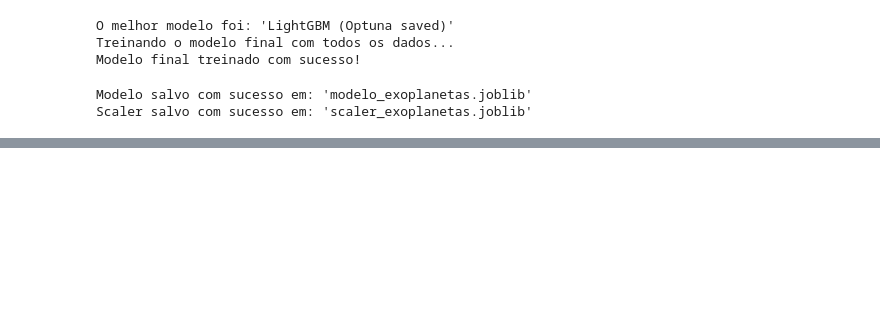
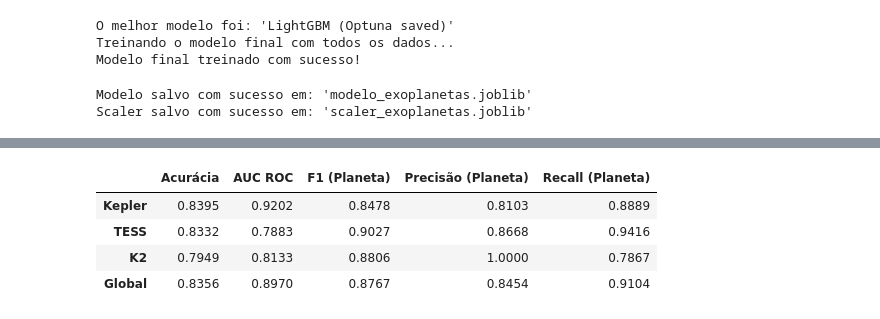
Before and after one commit to GuilhermeFracalossi/exoplanet-detection, a Jupyter notebook: training_notebooks/generic.ipynb, the cells around one changed output, grey strips where cells are left out. Drawn from its saved outputs; the diff is of its cells as text; code cells hidden in the pictures; blank space fills up the shorter version.

```diff
--- a/training_notebooks/generic.ipynb
+++ b/training_notebooks/generic.ipynb
@@ -710,66 +697,90 @@ import json
 import pandas as pd
 pd.options.mode.chained_assignment = None
 
-print("\n--- Iniciando avaliação no conjunto de teste (hold-out) ---")
 
-# 1. Recuperar o threshold ótimo para o melhor modelo
-#    Filtra o DataFrame de resultados para a linha do melhor modelo e pega o valor da coluna 'Threshold Ótimo'
 best_model_threshold = results_df[results_df['Modelo'] == best_model_name]['Threshold Ótimo'].values[0]
 print(f"Usando o Threshold Ótimo de {best_model_threshold:.4f} para o modelo '{best_model_name}'")
 
-
-# 2. Preparar os dados de teste e aplicar o scaler
 X_test_holdout = test_df[feature_cols]
 y_test_holdout = test_df[target_col]
 X_test_holdout_scaled = final_scaler.transform(X_test_holdout)
 
-# 3. Fazer predições com o melhor modelo E APLICAR O THRESHOLD CORRETO
+
 y_pred_proba_holdout = best_model.predict_proba(X_test_holdout_scaled)[:, 1]
 
 # <-- MUDANÇA PRINCIPAL: Aplicando o threshold otimizado -->
 y_pred_holdout = (y_pred_proba_holdout >= best_model_threshold).astype(int)
 
 
-# 4. ADICIONAR PREDIÇÕES AO DATAFRAME DE TESTE
 test_df['prediction'] = y_pred_holdout
 test_df['prediction_proba'] = y_pred_proba_holdout
 
-# 5. Calcular as métricas por satélite de forma segura
+
 per_satellite_metrics = {}
-print("Calculando métricas por satélite...")
+for satellite_source in test_df['source'].unique():
+	subset_df = test_df[test_df['source'] == satellite_source]
 
-for satellite_source in test_df['source'].unique():
-    print(f"   - Processando fonte: {satellite_source}")
+	if subset_df.empty:
+		continue
 
-    subset_df = test_df[test_df['source'] == satellite_source]
+	y_true_sat = subset_df['isPlanet']
+	y_pred_sat = subset_df['prediction']
+	y_proba_sat = subset_df['prediction_proba']
 
-    if subset_df.empty:
-        continue
+	report = classification_report(y_true_sat, y_pred_sat, output_dict=True, zero_division=0)
 
-    y_true_sat = subset_df['isPlanet']
-    y_pred_sat = subset_df['prediction']
-    y_proba_sat = subset_df['prediction_proba']
+	roc_auc = np.nan
+	if len(y_true_sat.unique()) > 1:
+		roc_auc = roc_auc_score(y_true_sat, y_proba_sat)
 
-    report = classification_report(y_true_sat, y_pred_sat, output_dict=True, zero_division=0)
+	per_satellite_metrics[satellite_source] = {
+		'acuracia': accuracy_score(y_true_sat, y_pred_sat),
+		'recall_planeta': report.get('1', {}).get('recall', 0),
+		'precisao_planeta': report.get('1', {}).get('precision', 0),
+		'f1_score_planeta': report.get('1', {}).get('f1-score', 0),
+		'auc_roc': roc_auc
+	}
 
-    roc_auc = np.nan
-    if len(y_true_sat.unique()) > 1:
-        roc_auc = roc_auc_score(y_true_sat, y_proba_sat)
 
-    per_satellite_metrics[satellite_source] = {
-        'acuracia': accuracy_score(y_true_sat, y_pred_sat),
-        'recall_planeta': report.get('1', {}).get('recall', 0),
-        'precisao_planeta': report.get('1', {}).get('precision', 0),
-        'f1_score_planeta': report.get('1', {}).get('f1-score', 0),
-        'auc_roc': roc_auc
-    }
+print("\n--- Métricas GLOBAIS no conjunto de teste (hold-out) ---")
 
-print("\nMétricas por satélite calculadas (usando threshold otimizado):")
-print(json.dumps(per_satellite_metrics, indent=4))
+# 1. CALCULAR MÉTRICAS GLOBAIS
+global_report = classification_report(y_test_holdout, y_pred_holdout, output_dict=True, zero_division=0)
+global_roc_auc = roc_auc_score(y_test_holdout, y_pred_proba_holdout)
+global_prc_auc = average_precision_score(y_test_holdout, y_pred_proba_holdout)
 
-# 6. Combinar todos os resultados e exportar para JSON
+global_test_metrics = {
+    'acuracia': global_report.get('accuracy', 0),
+    'auc_roc': global_roc_auc,
+    'auc_prc': global_prc_auc,
+    'recall_planeta': global_report.get('1', {}).get('recall', 0),
+    'precisao_planeta': global_report.get('1', {}).get('precision', 0),
+    'f1_score_planeta': global_report.get('1', {}).get('f1-score', 0)
+}
+
+# 2. COMBINAR TODAS AS MÉTRICAS (GLOBAIS E POR SATÉLITE) EM UM ÚNICO DATAFRAME
+# Adiciona as métricas globais ao dicionário de métricas por satélite
+all_metrics = per_satellite_metrics.copy()
+all_metrics['Global'] = global_test_metrics
+
+# Converte o dicionário completo para um DataFrame do Pandas
+metrics_table_df = pd.DataFrame.from_dict(all_metrics, orient='index')
+
+# Reordena as colunas para uma visualização mais lógica
+metrics_table_df = metrics_table_df[['acuracia', 'auc_roc', 'f1_score_planeta', 'precisao_planeta', 'recall_planeta']]
+
+# Renomeia as colunas para ficarem mais claras na tabela
+metrics_table_df.columns = ['Acurácia', 'AUC ROC', 'F1 (Planeta)', 'Precisão (Planeta)', 'Recall (Planeta)']
+
+# 3. EXIBIR A TABELA ESTILIZADA
+print("\nTabela de Métricas Finais no Conjunto de Teste:")
+display(metrics_table_df.style.format('{:.4f}').background_gradient(cmap='viridis', axis=0))
+
+
+# 4. SALVAR TUDO NO JSON FINAL (INCLUINDO AS MÉTRICAS GLOBAIS)
 final_metrics_to_export = {
     "comparacao_modelos_cv": results_df.to_dict(orient='records'),
+    "metricas_globais_teste": global_test_metrics,
     "metricas_por_satelite_teste": per_satellite_metrics
 }
 
@@ -799,0 +796,5 @@ Todas as métricas foram salvas com sucesso em: 'resultados_completos_modelo.jso
+|  | Acurácia | AUC ROC | F1 (Planeta) | Precisão (Planeta) | Recall (Planeta) |
+| Kepler | 0.8395 | 0.9202 | 0.8478 | 0.8103 | 0.8889 |
+| TESS | 0.8332 | 0.7883 | 0.9027 | 0.8668 | 0.9416 |
+| K2 | 0.7949 | 0.8133 | 0.8806 | 1.0000 | 0.7867 |
+| Global | 0.8356 | 0.8970 | 0.8767 | 0.8454 | 0.9104 |
```
Also changed, not shown: parts of 5 cells of this notebook, 2 other files.
